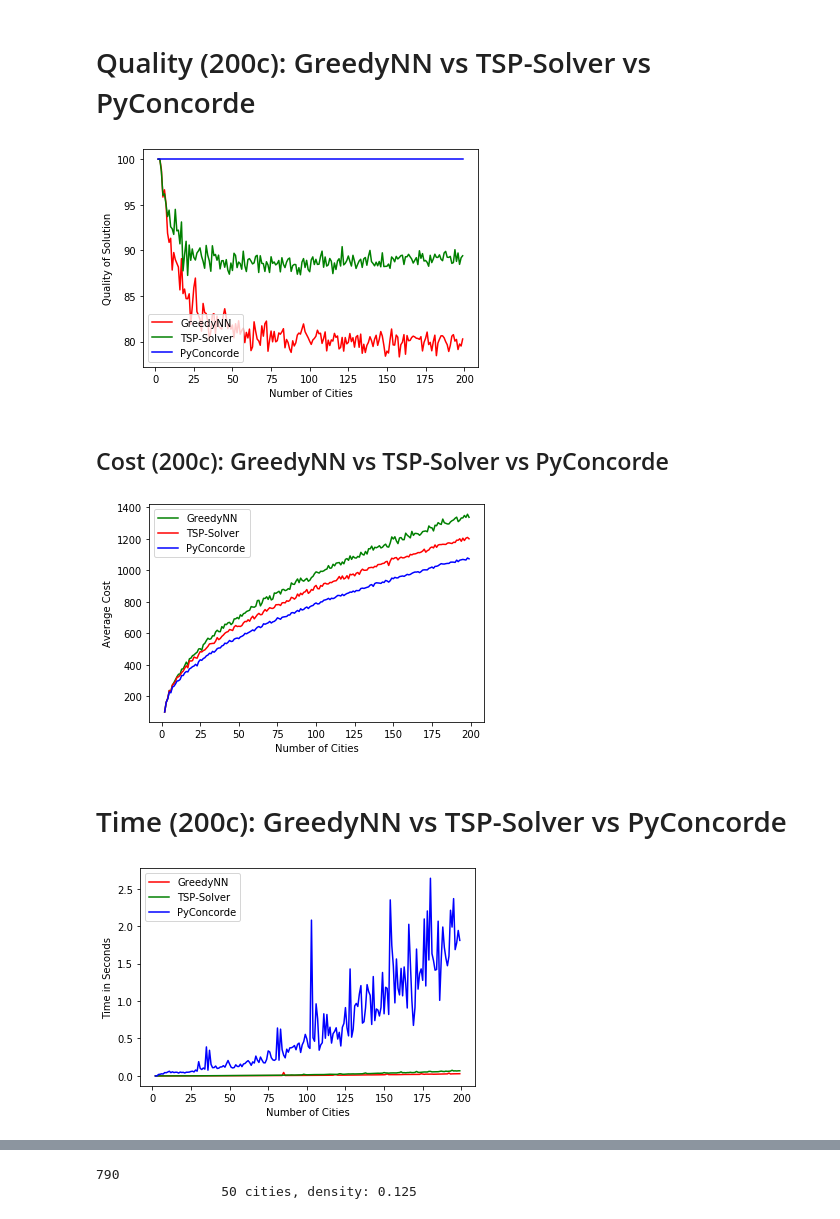
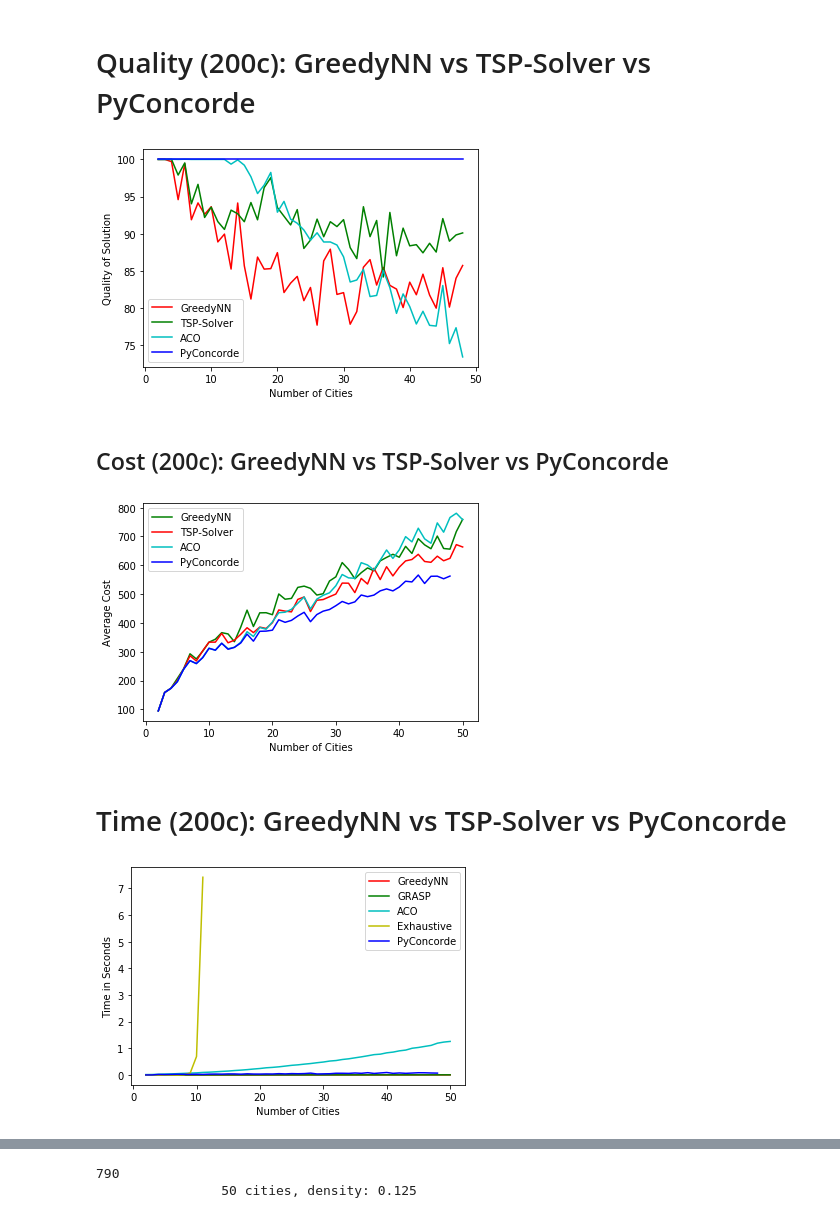
Before and after one commit to sareenv/Travelling-Sales-Man, a Jupyter notebook: visualization.ipynb, the cells around one changed output, grey strips where cells are left out. Drawn from its saved outputs; the diff is of its cells as text; code cells hidden in the pictures.

```diff
--- a/visualization.ipynb
+++ b/visualization.ipynb
@@ -136,4 +234,7 @@ Saving points_concorde.txt to points_concorde.txt
 # %%
+## From Existing Points in File
+!rm points_concorde*
+points_file = files.upload()
 pointsList=[]
 for line in points_file["points_concorde.txt"].decode().split("\n")[:-1]:
     points= line[2:-2].split("), (")
@@ -145,8 +246,8 @@ for line in points_file["points_concorde.txt"].decode().split("\n")[:-1]:
     pointsList.append(interList)
 counter=0
 graphList=[]
-for i in range(2, 201): # Create 100 graphs of sizes [2,101]
-    for j in range(25): # do it 25 times each
+for i in range(2, 101): # Create 100 graphs of sizes [2,101]
+    for j in range(10): # do it 25 times each
         points, graph = random_euclidean_graph(i, pointsList[counter])
         graphList.append(graph)
         counter +=1
@@ -254,15 +270,13 @@ Saving output_time.txt to output_time.txt
 # %%
 # Parsing files into standardised format
-
-pyc_sols=[[0,1]]*25 + [[0,1,2]]*25
-#doesn't work under 2 cities, so we populate 2*25 elements with [0,1] and [0,1,2]
+pyc_sols=[]
 for line in concorde_file_solutions["output_solutions.txt"].decode().split("\n")[:-1]:
     tempSol=[]
     for element in line[1:-1].split(","):
         tempSol.append(int(element))
     pyc_sols.append(tempSol)
 
-pyc_times=[0]*50
+pyc_times=[]
 for line in concorde_file_times["output_time.txt"].decode().split("\n")[:-1]:
     pyc_times.append(float(line))
 
@@ -274,15 +288,14 @@ for solution, graph in zip(pyc_sols, graphList):
+# %%
+sol4, cost4, time4 = get_aco_solutions_costs_times(pointsList, graphList, maxTime=7)
+sol1, cost1, time1 = get_solutions_costs_times(solve_tsp, graphList)
+sol2, cost2, time2 = get_solutions_costs_times(greedy_nearest_neighbours, graphList)
+sol3, cost3, time3 = get_solutions_costs_times(exhaustive_search, graphList, maxTime=8)
 # %%
-sol1, cost1, time1 = get_solutions_costs_times(solve_tsp, graphList)
-sol2, cost2, time2 = get_solutions_costs_times(greedy_nearest_neighbours, graphList)
-sol3, cost3, time3 = get_solutions_costs_times(exhaustive_search, graphList, maxTime=3)
-
-# Filtering averages out 25 same length cities into 1 result.
-# In the end this leaves us with a 200 element list, down from 5000.
-
 filter_cost_tsp, filter_time_tsp = filter_costs_times(sol1, cost1, time1)
 filter_cost_gnn, filter_time_gnn = filter_costs_times(sol2, cost2, time2)
 filter_cost_pyc, filter_time_pyc = filter_costs_times(pyc_sols, pyc_costs, pyc_times)
 filter_cost_exh, filter_time_exh = filter_costs_times(sol3, cost3, time3)
+filter_cost_aco, filter_time_aco = filter_costs_times(sol4, cost4, time4)
 # %% [markdown]
 # Showing different solution approaches at 200 cities
 # %%
@@ -340,41 +361,47 @@ plt.show()
 # %%
 tsp_vs_pyc = get_percentage_delta(graphList, pyc_costs, cost1)
 gnn_vs_pyc = get_percentage_delta(graphList, pyc_costs, cost2)
+aco_vs_pyc = get_percentage_delta(graphList, pyc_costs, cost4)
 
-plt.plot(range(2, 200) , gnn_vs_pyc, 'r', label="GreedyNN")
-plt.plot(range(2, 200) , tsp_vs_pyc, 'g', label="TSP-Solver")
-plt.plot(range(2, 200), [100]*198, "b", label="PyConcorde")
+plt.plot(range(2, 49) , gnn_vs_pyc, 'r', label="GreedyNN")
+plt.plot(range(2, 49) , tsp_vs_pyc, 'g', label="TSP-Solver")
+plt.plot(range(2, 49),  aco_vs_pyc, "c", label="ACO")
+plt.plot(range(2, 49), [100]*47, "b", label="PyConcorde")
+
 
 plt.xlabel("Number of Cities")
 plt.ylabel("Quality of Solution")
 plt.legend()
 plt.show()
 # %% [output]
-[figure, old version]
+[figure, new version]
 # %% [markdown]
 ## Cost (200c):  GreedyNN vs TSP-Solver vs PyConcorde
 # %%
-plt.plot(range(2, 200) , filter_cost_gnn, 'g', label="GreedyNN")
-plt.plot(range(2, 200) , filter_cost_tsp, 'r', label="TSP-Solver")
-plt.plot(range(2, 200) , filter_cost_pyc, 'b', label="PyConcorde")
+plt.plot(range(2, 51) , filter_cost_gnn, 'g', label="GreedyNN")
+plt.plot(range(2, 51) , filter_cost_tsp, 'r', label="TSP-Solver")
+plt.plot(range(2, 51) , filter_cost_aco, 'c', label="ACO")
+plt.plot(range(2, 49) , filter_cost_pyc, 'b', label="PyConcorde")
 
 plt.xlabel("Number of Cities")
 plt.ylabel("Average Cost")
 plt.legend()
 plt.show()
 # %% [output]
-[figure, old version]
+[figure, new version]
 # %% [markdown]
 # Time (200c): GreedyNN vs TSP-Solver vs PyConcorde
 # %%
-plt.plot(range(2, 200) , filter_time_gnn, 'r', label="GreedyNN")
-plt.plot(range(2, 200) , filter_time_tsp, 'g', label="TSP-Solver")
-plt.plot(range(2, 200) , filter_time_pyc, 'b', label="PyConcorde")
+plt.plot(range(2, 51) , filter_time_gnn, 'r', label="GreedyNN")
+plt.plot(range(2, 51) , filter_time_tsp, 'g', label="GRASP")
+plt.plot(range(2, 51) , filter_time_aco, 'c', label="ACO")
+plt.plot(range(2, 12) , filter_time_exh, 'y', label="Exhaustive")
+plt.plot(range(2, 49) , filter_time_pyc, 'b', label="PyConcorde")
 
 plt.xlabel("Number of Cities")
 plt.ylabel("Time in Seconds")
 plt.legend()
 plt.show()
 # %% [output]
-[figure, old version]
+[figure, new version]
 # %% [markdown]
```
Also changed, not shown: parts of 20 cells of this notebook.
